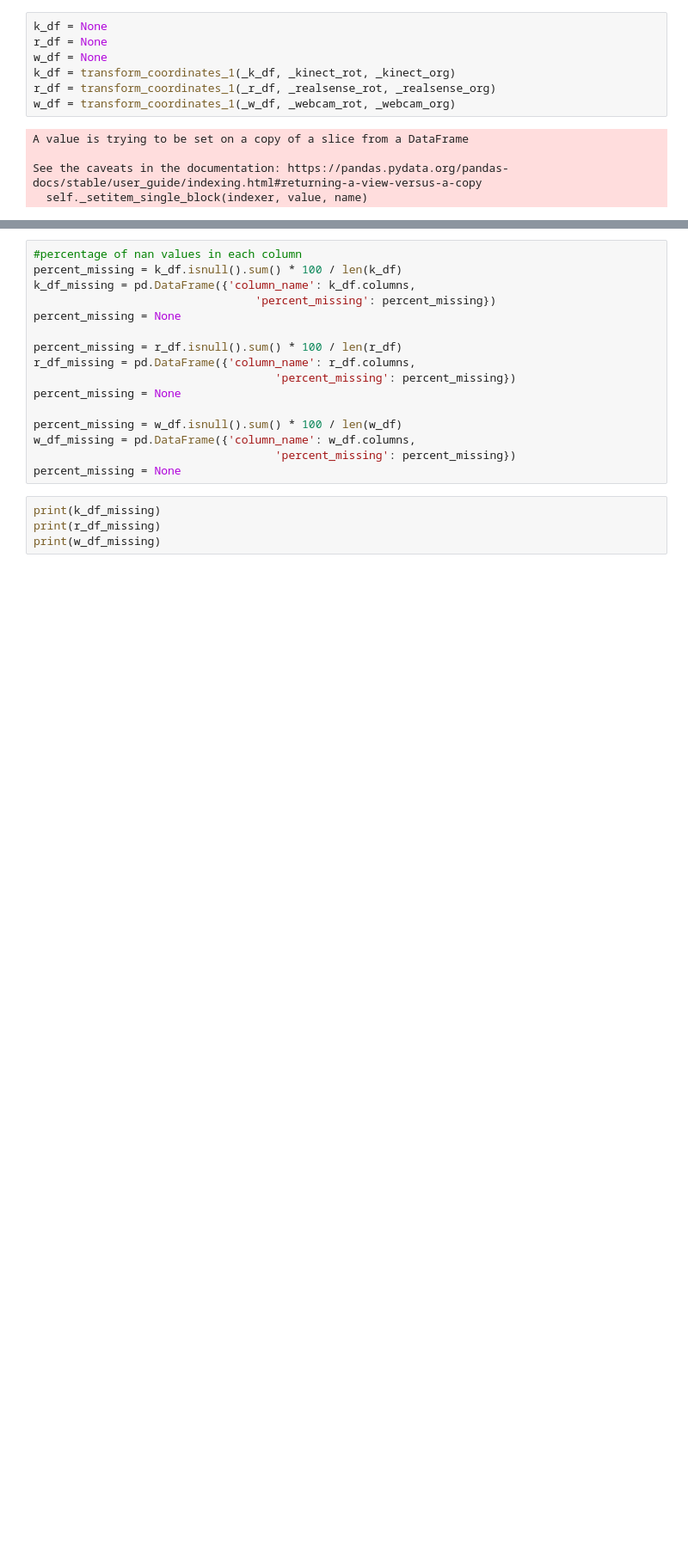
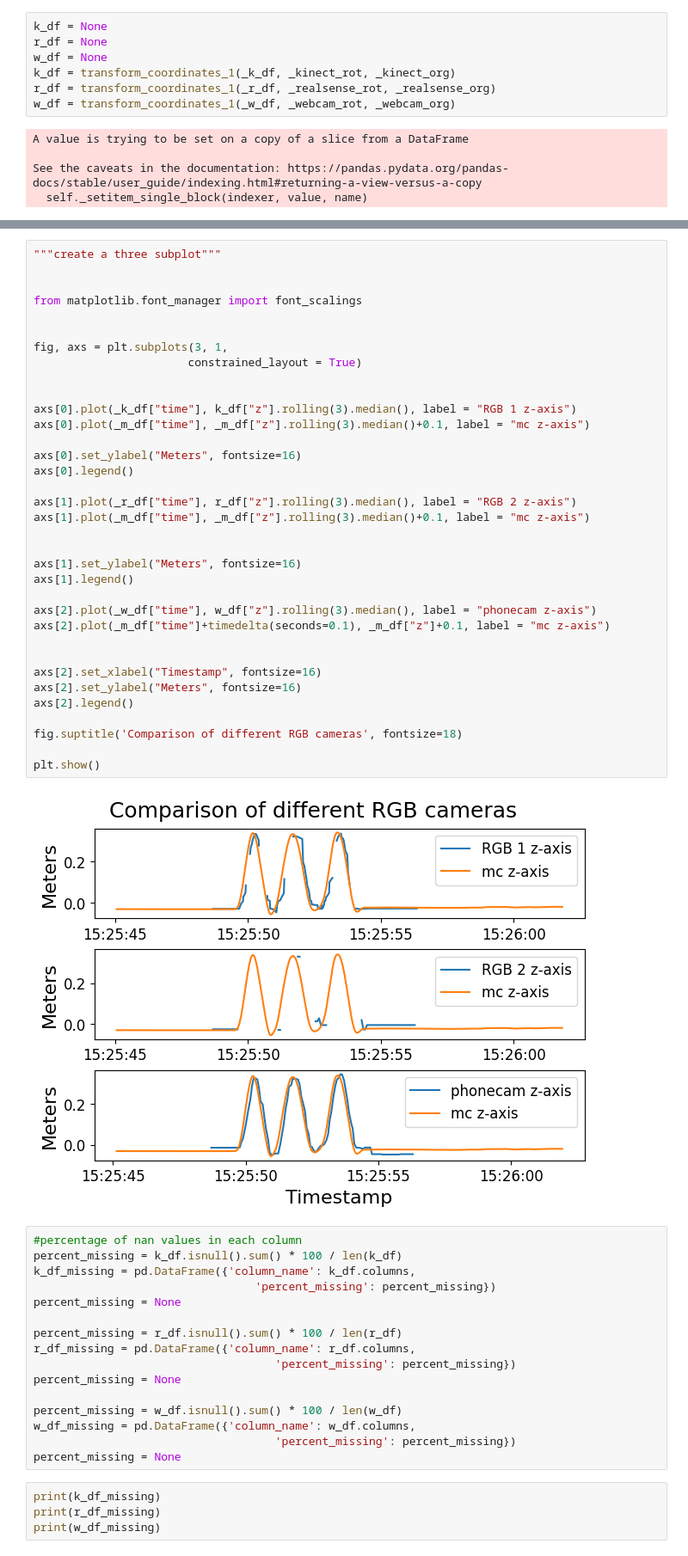
Before and after one commit to SujithChristopher/skateboard_gui, a Jupyter notebook: ipy_notebooks/analysis.ipynb, the cells around one changed output, grey strips where cells are left out. Shown at 86% size. Drawn from its saved outputs; the diff is of its cells as text; blank space fills up the shorter version.

```diff
--- a/ipy_notebooks/analysis.ipynb
+++ b/ipy_notebooks/analysis.ipynb
@@ -156,3 +157,40 @@ plt.legend()
+# %%
+"""create a three subplot"""
+
+
+from matplotlib.font_manager import font_scalings
+
+
+fig, axs = plt.subplots(3, 1,
+                       constrained_layout = True)
+
+
+axs[0].plot(_k_df["time"], k_df["z"].rolling(3).median(), label = "RGB 1 z-axis")
+axs[0].plot(_m_df["time"], _m_df["z"].rolling(3).median()+0.1, label = "mc z-axis")
+
+axs[0].set_ylabel("Meters", fontsize=16)
+axs[0].legend()
+
+axs[1].plot(_r_df["time"], r_df["z"].rolling(3).median(), label = "RGB 2 z-axis")
+axs[1].plot(_m_df["time"], _m_df["z"].rolling(3).median()+0.1, label = "mc z-axis")
+
+
+axs[1].set_ylabel("Meters", fontsize=16)
+axs[1].legend()
+
+axs[2].plot(_w_df["time"], w_df["z"].rolling(3).median(), label = "phonecam z-axis")
+axs[2].plot(_m_df["time"]+timedelta(seconds=0.1), _m_df["z"]+0.1, label = "mc z-axis")
+
+
+axs[2].set_xlabel("Timestamp", fontsize=16)
+axs[2].set_ylabel("Meters", fontsize=16)
+axs[2].legend()
+
+fig.suptitle('Comparison of different RGB cameras', fontsize=18)
+
+plt.show()
+# %% [output]
+[figure, added]
 # %%
 #percentage of nan values in each column
 percent_missing = k_df.isnull().sum() * 100 / len(k_df)
```
Also changed, not shown: parts of 7 cells of this notebook, 3 other files.
